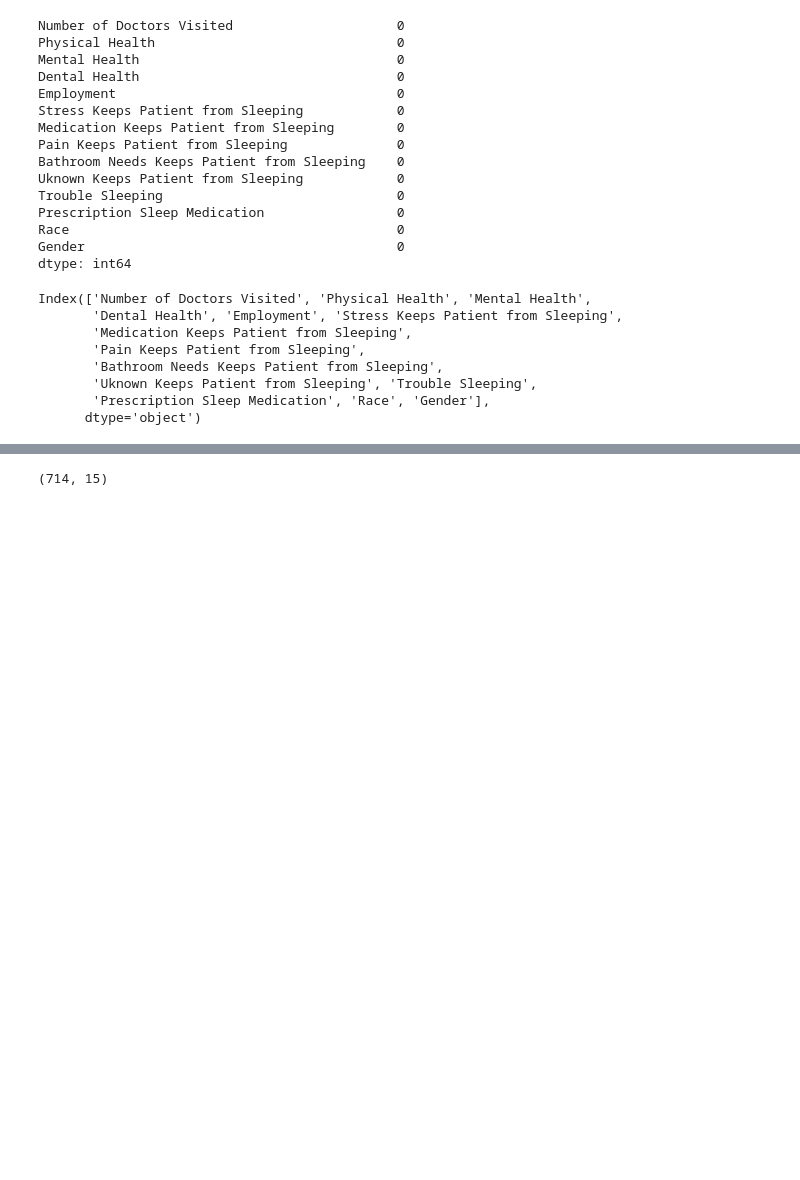
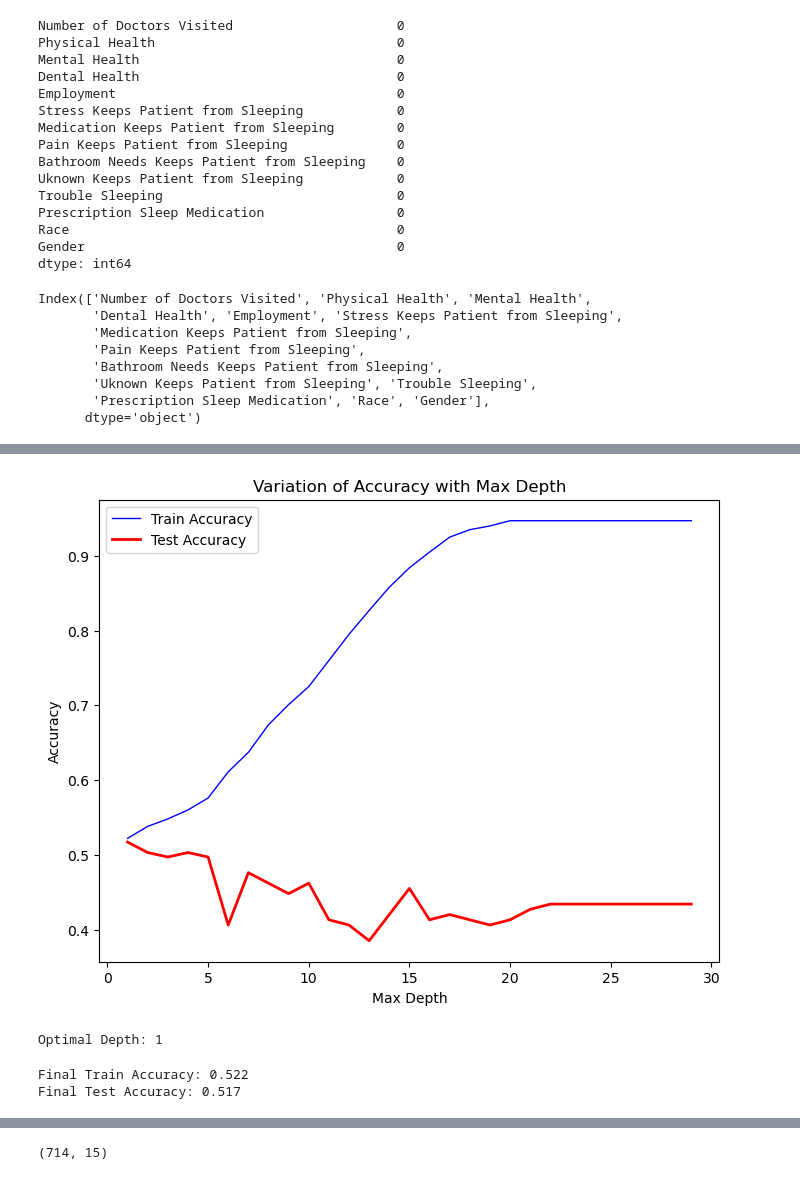
Before and after one commit to Niloy077/CSE445_ML_Project, a Jupyter notebook: PreProcessingNPHA.ipynb, the cells around one changed output, grey strips where cells are left out. Drawn from its saved outputs; the diff is of its cells as text; code cells hidden in the pictures; blank space fills up the shorter version.

Commit message:
updated works on decision tree

```diff
--- a/PreProcessingNPHA.ipynb
+++ b/PreProcessingNPHA.ipynb
@@ -59,0 +141,4 @@ encoded_race = encoder.fit_transform(doc_visit[['Race']])
+# %%
+# Define target and features
+X = doc_visit.drop("Number of Doctors Visited", axis=1)  # Features
+y = doc_visit["Number of Doctors Visited"]              # Target
@@ -59,0 +185,27 @@ encoded_race = encoder.fit_transform(doc_visit[['Race']])
+# %%
+# Step 1: Train a Decision Tree Classifier
+dt = DecisionTreeClassifier()
+dt.fit(X_train, y_train)
+
+# Step 2: Evaluate Accuracy
+train_accuracy = accuracy_score(y_train, dt.predict(X_train))
+test_accuracy = accuracy_score(y_test, dt.predict(X_test))
+print(f"Training Accuracy: {train_accuracy:.3f}")
+print(f"Test Accuracy: {test_accuracy:.3f}")
+
+# Step 3: Analyze Impact of Max Depth
+train_acc = []
+test_acc = []
+max_depth = []
+
+# Loop over max_depth values
+for depth in range(1, 30):
+    clf = DecisionTreeClassifier(max_depth=depth, random_state=42)
+    clf.fit(X_train, y_train)
+    train_acc.append(round(accuracy_score(y_train, clf.predict(X_train)), 3))  # Round the accuracy score
+    test_acc.append(round(accuracy_score(y_test, clf.predict(X_test)), 3))      # Round the accuracy score
+    max_depth.append(depth)
+
+# Print results for each depth
+for i in range(1, 30):
+    print(f"Max Depth = {i}, Train Acc. = {train_acc[i-1]}, Test Acc. = {test_acc[i-1]}")
@@ -59,0 +230,31 @@ encoded_race = encoder.fit_transform(doc_visit[['Race']])
+# %%
+# Plotting
+plt.figure(figsize=(8, 6))
+plt.xlabel("Max Depth")
+plt.ylabel("Accuracy")
+plt.title("Variation of Accuracy with Max Depth")
+plt.plot(max_depth, train_acc, color="blue", linewidth=1, label="Train Accuracy")
+plt.plot(max_depth, test_acc, color="red", linewidth=2, label="Test Accuracy")
+plt.legend()
+plt.show()
+# %% [output]
+[figure, added]
+# %%
+# Choose an optimal depth based on the results (e.g., depth with max test accuracy)
+optimal_depth = max_depth[test_acc.index(max(test_acc))]
+print(f"Optimal Depth: {optimal_depth}")
+# %% [output]
+Optimal Depth: 1
+# %%
+# Train a Decision Tree with the optimal depth
+dt = DecisionTreeClassifier(max_depth=optimal_depth, random_state=42)
+dt.fit(X_train, y_train)
+
+# Evaluate the final model
+final_train_accuracy = accuracy_score(y_train, dt.predict(X_train))
+final_test_accuracy = accuracy_score(y_test, dt.predict(X_test))
+print(f"Final Train Accuracy: {round(final_train_accuracy, 3)}")
+print(f"Final Test Accuracy: {round(final_test_accuracy, 3)}")
+# %% [output]
+Final Train Accuracy: 0.522
+Final Test Accuracy: 0.517
```
Also changed, not shown: parts of 15 cells of this notebook, 5 other files.
